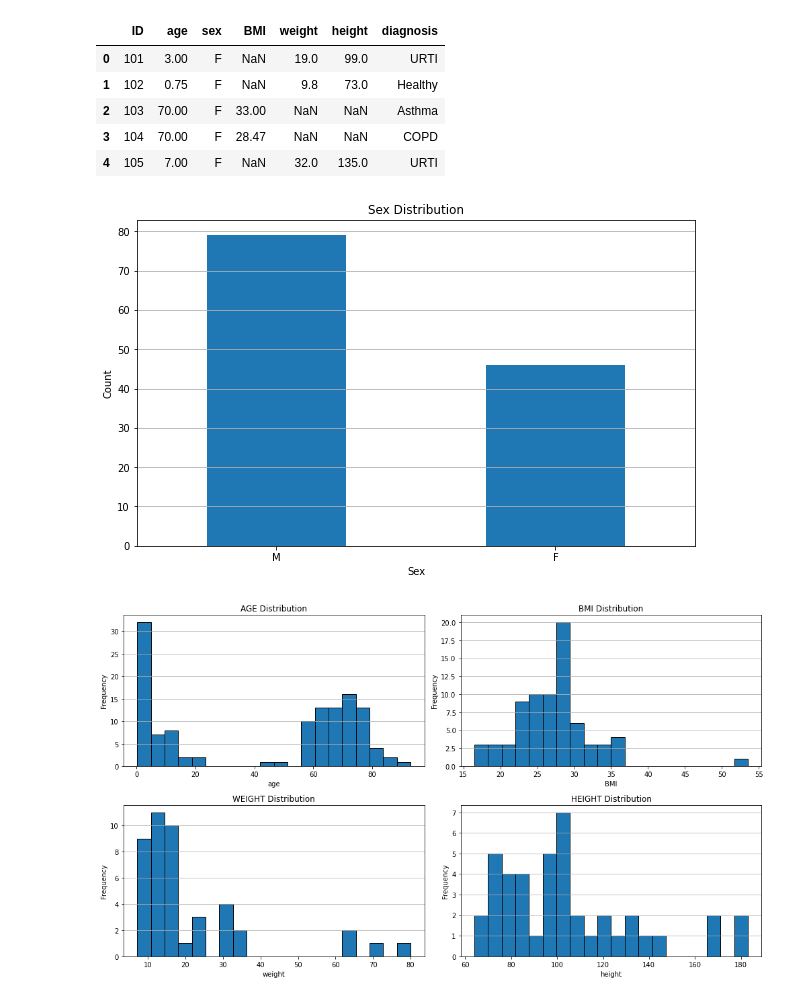
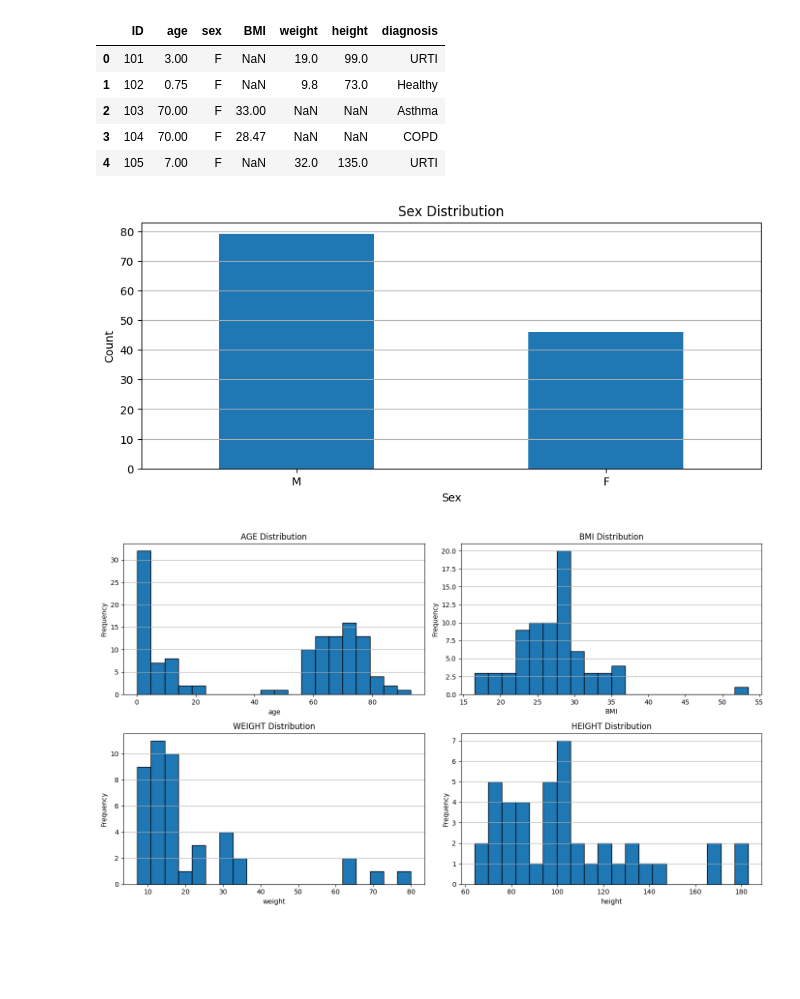
Before and after one commit to davidesalvi/ICBHI_2017, a Jupyter notebook: notebook/analyze_data.ipynb, the cells around one changed output. Drawn from its saved outputs; the diff is of its cells as text; code cells hidden in the pictures; blank space fills up the shorter version.

```diff
--- a/notebook/analyze_data.ipynb
+++ b/notebook/analyze_data.ipynb
@@ -24,16 +24,16 @@ df.head()
 | 3 | 104 | 70.00 | F | 28.47 | NaN | NaN | COPD |
 | 4 | 105 | 7.00 | F | NaN | 32.0 | 135.0 | URTI |
 # %%
-plt.figure(figsize=(10, 6))
+plt.figure(figsize=(10, 4))
 df['sex'].value_counts().plot(kind='bar')
 plt.title('Sex Distribution')
 plt.xlabel('Sex')
 plt.ylabel('Count')
 plt.grid(axis='y')
 plt.xticks(rotation=0)
 plt.show()
 # %% [output]
-[figure, old version]
+[figure, new version]
 # %%
 fig, axs = plt.subplots(2,2, figsize=(14, 8))
 
```
Also changed, not shown: parts of 9 cells of this notebook, 1 other file.
